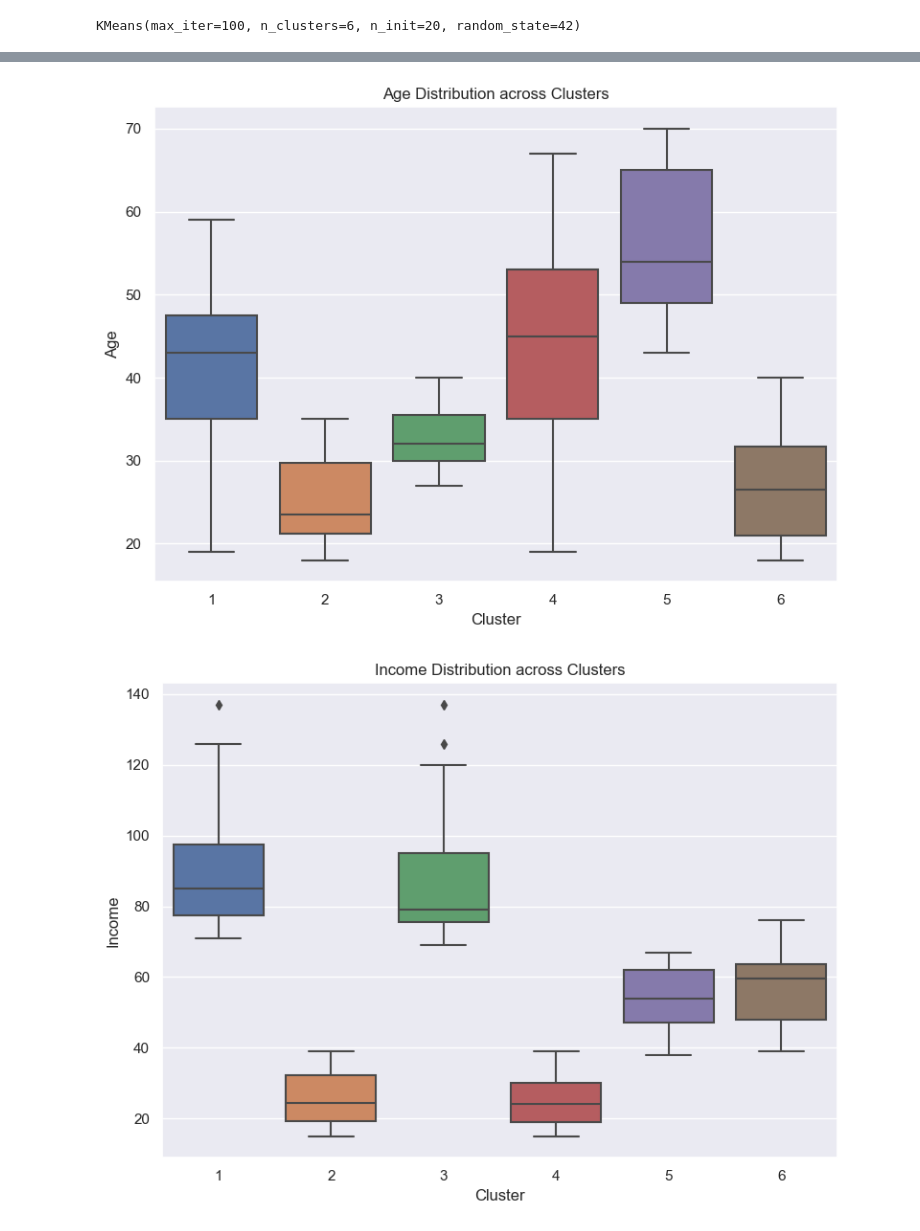
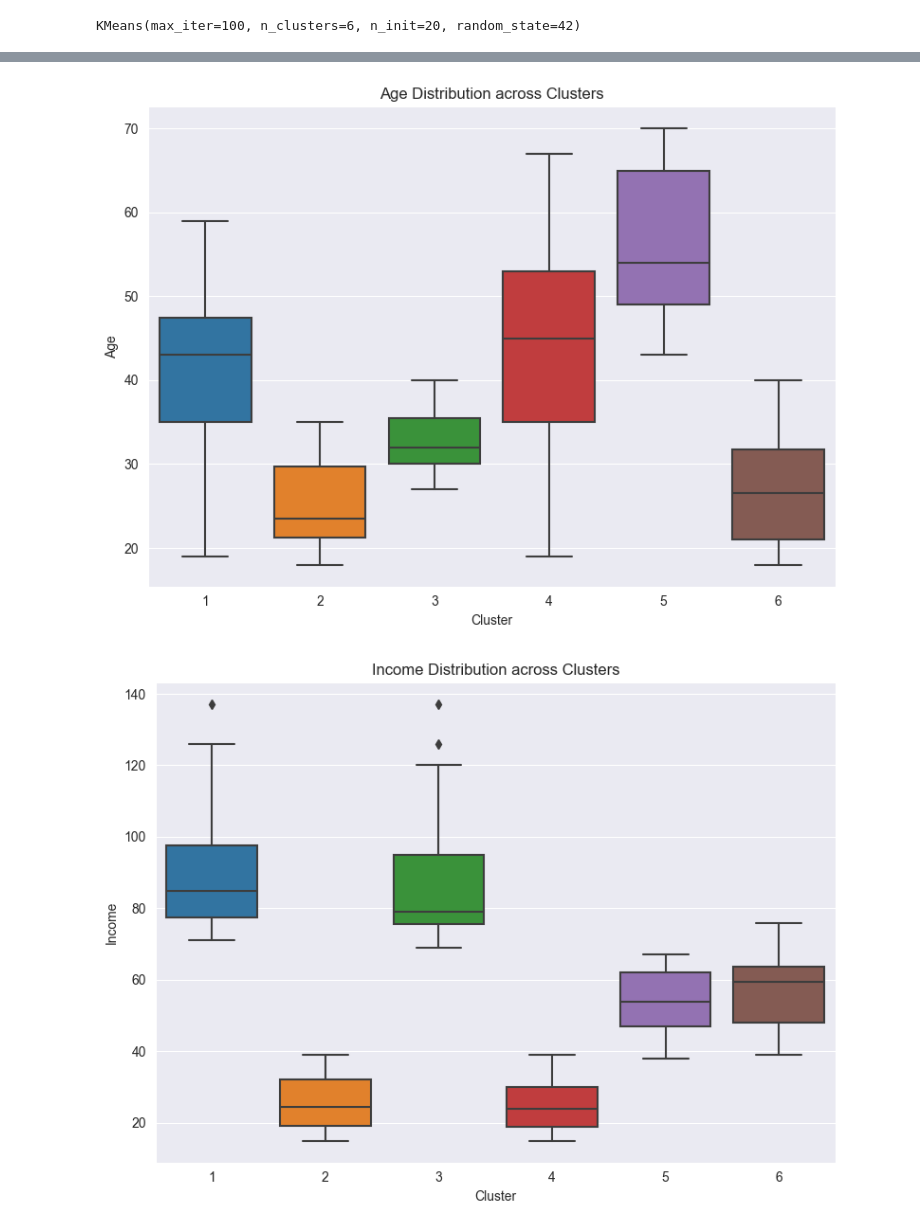
Before and after one commit to lightningsnorlax/AIML, a Jupyter notebook: CA2/Code/clustering.ipynb, the cells around one changed output, grey strips where cells are left out. Cells and saved outputs as stored; diff of their text form; code cells hidden in the pictures.

```diff
--- a/CA2/Code/clustering.ipynb
+++ b/CA2/Code/clustering.ipynb
@@ -668,18 +738,16 @@ plt.show()
 # %%
 cluster_labels = kmeans_model.labels_
 
-# Create a box plot to compare Age across clusters using Seaborn
-sns.set(style="darkgrid")  # Set Seaborn style
 plt.figure(figsize=(8, 6))
 sns.boxplot(x=cluster_labels, y=original_data[:, 0])
 plt.xlabel('Cluster')
 plt.ylabel('Age')
 plt.title('Age Distribution across Clusters')
 plt.xticks(range(kmeans_model.n_clusters), range(1, kmeans_model.n_clusters + 1))
 plt.tight_layout()
 plt.show()
 # %% [output]
-[figure, old version]
+[figure, new version]
 # %%
 plt.figure(figsize=(8, 6))
 sns.boxplot(x=cluster_labels, y=original_data[:, 1])
@@ -690,7 +758,7 @@ plt.xticks(range(kmeans_model.n_clusters), range(1, kmeans_model.n_clusters + 1)
 plt.tight_layout()
 plt.show()
 # %% [output]
-[figure, old version]
+[figure, new version]
 # %%
 plt.figure(figsize=(8, 6))
 sns.boxplot(x=cluster_labels, y=original_data[:, 2])
```
Also changed, not shown: parts of 46 cells of this notebook, 2 other files.
